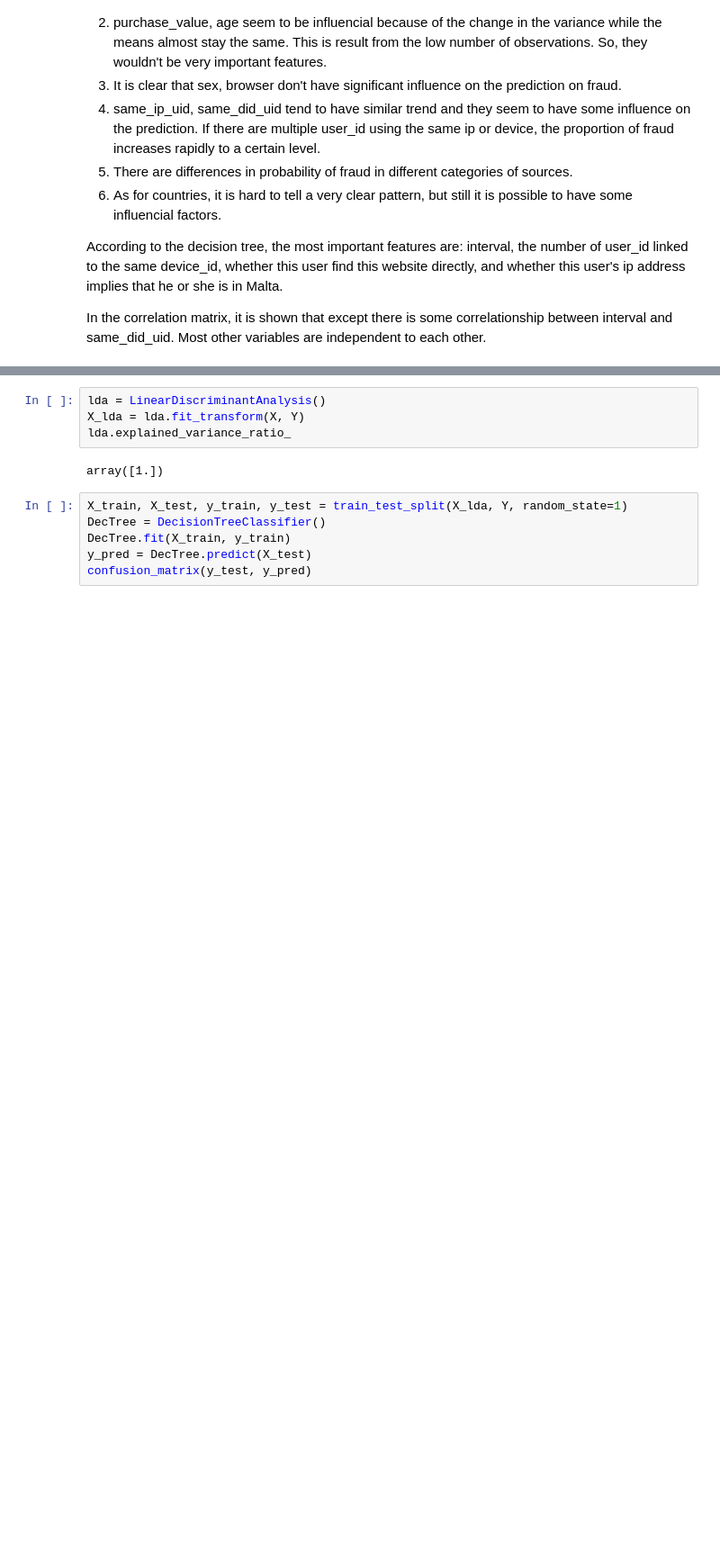
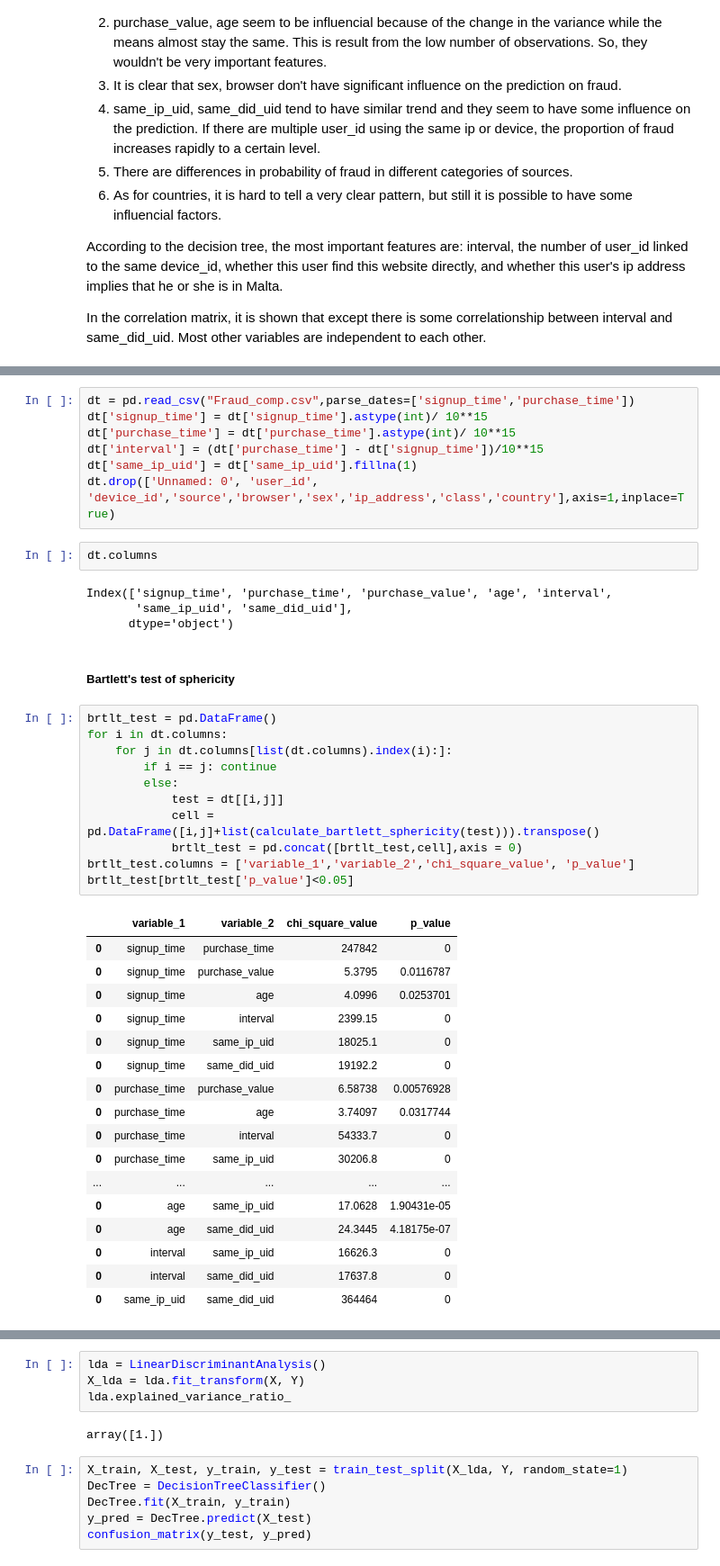
Before and after one commit to crazywiden/Leetcode_daily_submit, a Jupyter notebook: 20e/Identifying Fraudulent Activities.ipynb, the cells around one changed output, grey strips where cells are left out. Shown at 90% size. Saved outputs shown, nothing was run; the diff lists cells and outputs as text; blank space fills up the shorter version.

Commit message:
Bartlett test & KMO attempted

```diff
--- a/20e/Identifying Fraudulent Activities.ipynb
+++ b/20e/Identifying Fraudulent Activities.ipynb
@@ -518,0 +511,44 @@ Authentication factors fall into several categories:
+# %%
+dt = pd.read_csv("Fraud_comp.csv",parse_dates=['signup_time','purchase_time'])
+dt['signup_time'] = dt['signup_time'].astype(int)/ 10**15
+dt['purchase_time'] = dt['purchase_time'].astype(int)/ 10**15
+dt['interval'] = (dt['purchase_time'] - dt['signup_time'])/10**15
+dt['same_ip_uid'] = dt['same_ip_uid'].fillna(1)
+dt.drop(['Unnamed: 0', 'user_id', 'device_id','source','browser','sex','ip_address','class','country'],axis=1,inplace=True)
+# %%
+dt.columns
+# %% [output]
+Index(['signup_time', 'purchase_time', 'purchase_value', 'age', 'interval',
+       'same_ip_uid', 'same_did_uid'],
+      dtype='object')
+# %% [markdown]
+##### Bartlett's test of sphericity
+# %%
+brtlt_test = pd.DataFrame()
+for i in dt.columns:
+    for j in dt.columns[list(dt.columns).index(i):]:
+        if i == j: continue
+        else:
+            test = dt[[i,j]]
+            cell = pd.DataFrame([i,j]+list(calculate_bartlett_sphericity(test))).transpose()
+            brtlt_test = pd.concat([brtlt_test,cell],axis = 0)
+brtlt_test.columns = ['variable_1','variable_2','chi_square_value', 'p_value']
+brtlt_test[brtlt_test['p_value']<0.05]
+# %% [output]
+|  | variable_1 | variable_2 | chi_square_value | p_value |
+| 0 | signup_time | purchase_time | 247842 | 0 |
+| 0 | signup_time | purchase_value | 5.3795 | 0.0116787 |
+| 0 | signup_time | age | 4.0996 | 0.0253701 |
+| 0 | signup_time | interval | 2399.15 | 0 |
+| 0 | signup_time | same_ip_uid | 18025.1 | 0 |
+| 0 | signup_time | same_did_uid | 19192.2 | 0 |
+| 0 | purchase_time | purchase_value | 6.58738 | 0.00576928 |
+| 0 | purchase_time | age | 3.74097 | 0.0317744 |
+| 0 | purchase_time | interval | 54333.7 | 0 |
+| 0 | purchase_time | same_ip_uid | 30206.8 | 0 |
+| ... | ... | ... | ... | ... |
+| 0 | age | same_ip_uid | 17.0628 | 1.90431e-05 |
+| 0 | age | same_did_uid | 24.3445 | 4.18175e-07 |
+| 0 | interval | same_ip_uid | 16626.3 | 0 |
+| 0 | interval | same_did_uid | 17637.8 | 0 |
+| 0 | same_ip_uid | same_did_uid | 364464 | 0 |
```
Also changed, not shown: parts of 14 cells of this notebook.
